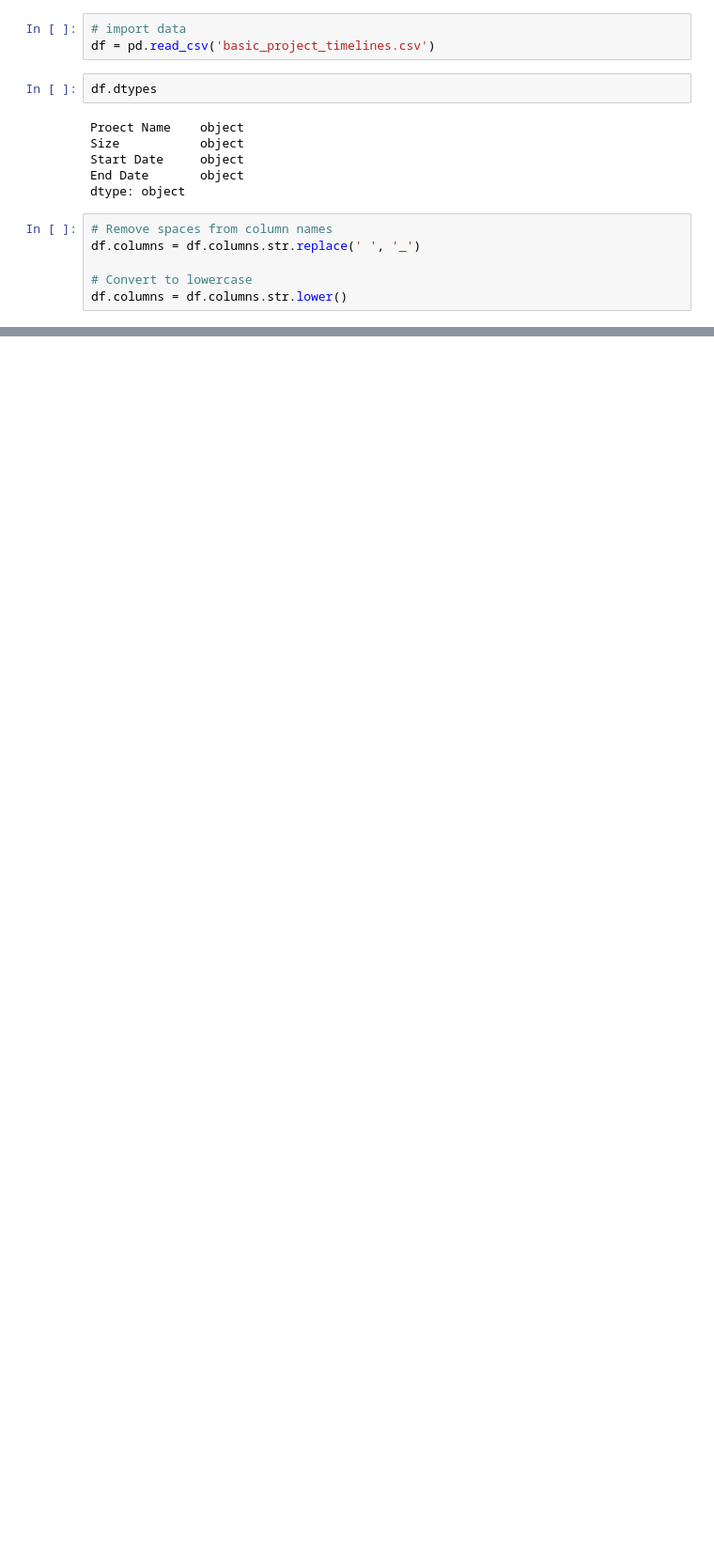
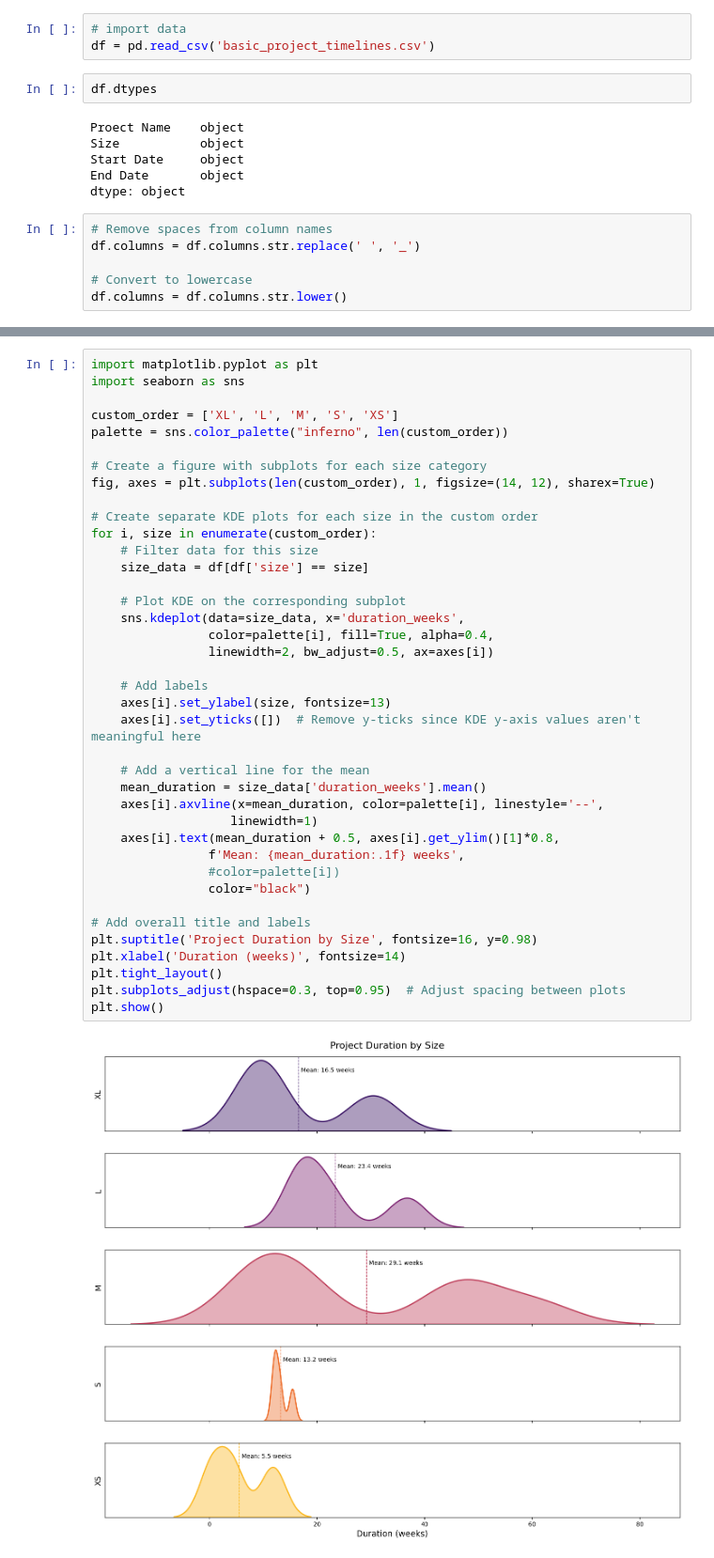
Before and after one commit to dbouquin/static_arch_project_vis, a Jupyter notebook: static_arch_project_vis.ipynb, the cells around one changed output, grey strips where cells are left out. Shown: that part at 94% size. Cells and saved outputs as stored; diff of their text form; blank space fills up the shorter version.

```diff
--- a/static_arch_project_vis.ipynb
+++ b/static_arch_project_vis.ipynb
@@ -39,0 +75,41 @@ Name: duration, dtype: float64
+# %%
+import matplotlib.pyplot as plt
+import seaborn as sns
+
+custom_order = ['XL', 'L', 'M', 'S', 'XS']
+palette = sns.color_palette("inferno", len(custom_order))
+
+# Create a figure with subplots for each size category
+fig, axes = plt.subplots(len(custom_order), 1, figsize=(14, 12), sharex=True)
+
+# Create separate KDE plots for each size in the custom order
+for i, size in enumerate(custom_order):
+    # Filter data for this size
+    size_data = df[df['size'] == size]
+
+    # Plot KDE on the corresponding subplot
+    sns.kdeplot(data=size_data, x='duration_weeks',
+                color=palette[i], fill=True, alpha=0.4,
+                linewidth=2, bw_adjust=0.5, ax=axes[i])
+
+    # Add labels
+    axes[i].set_ylabel(size, fontsize=13)
+    axes[i].set_yticks([])  # Remove y-ticks since KDE y-axis values aren't meaningful here
+
+    # Add a vertical line for the mean
+    mean_duration = size_data['duration_weeks'].mean()
+    axes[i].axvline(x=mean_duration, color=palette[i], linestyle='--',
+                   linewidth=1)
+    axes[i].text(mean_duration + 0.5, axes[i].get_ylim()[1]*0.8,
+                f'Mean: {mean_duration:.1f} weeks',
+                #color=palette[i])
+                color="black")
+
+# Add overall title and labels
+plt.suptitle('Project Duration by Size', fontsize=16, y=0.98)
+plt.xlabel('Duration (weeks)', fontsize=14)
+plt.tight_layout()
+plt.subplots_adjust(hspace=0.3, top=0.95)  # Adjust spacing between plots
+plt.show()
+# %% [output]
+[figure, added]
```
Also changed, not shown: parts of 6 cells of this notebook, 1 other file.
